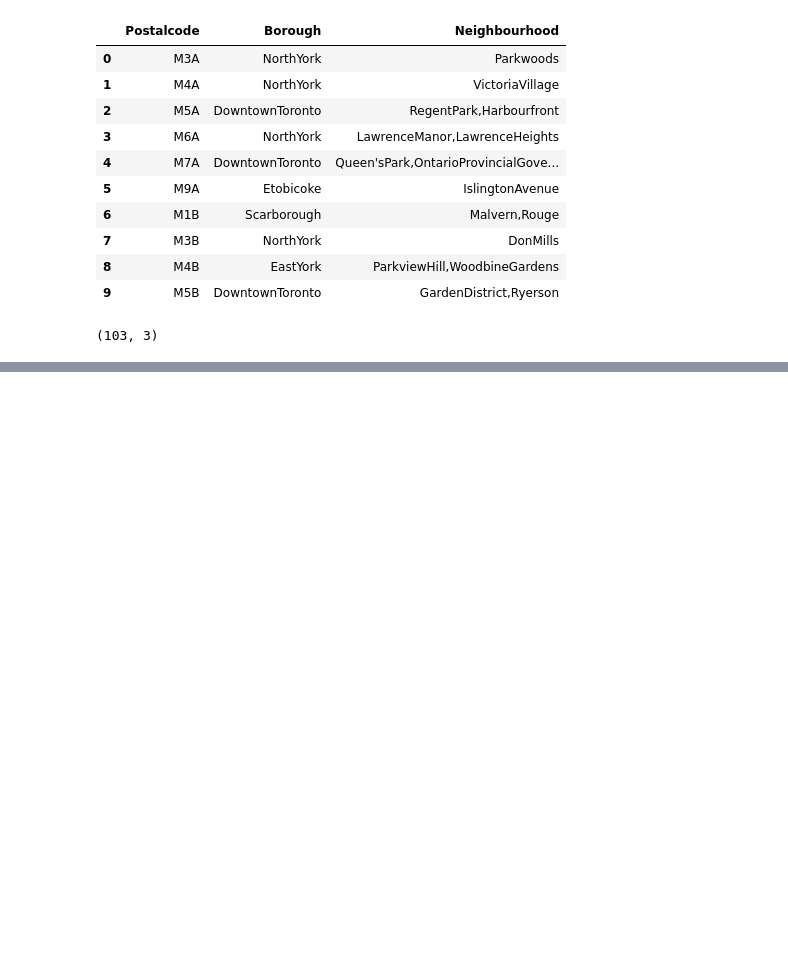
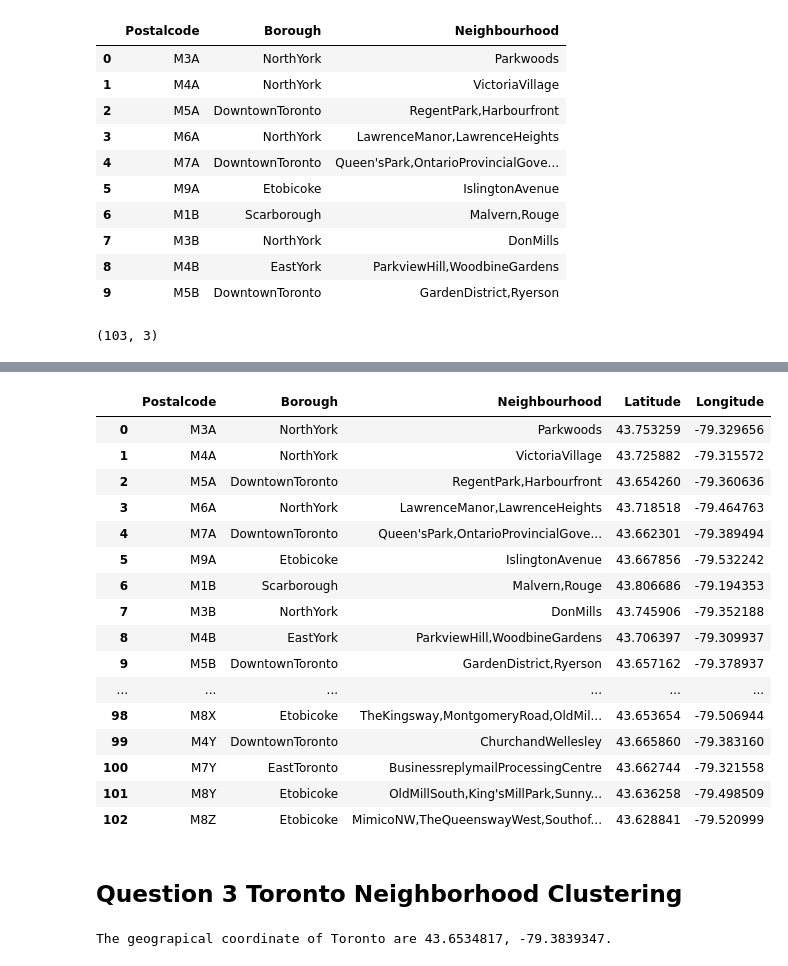
Before and after one commit to Embashosho/-Coursera_Capstone, a Jupyter notebook: Toronto project.ipynb, the cells around one changed output, grey strips where cells are left out. Drawn from its saved outputs; the diff is of its cells as text; code cells hidden in the pictures; blank space fills up the shorter version.

```diff
--- a/Toronto project.ipynb
+++ b/Toronto project.ipynb
@@ -194,0 +201,25 @@ dff.shape
+# %%
+
+import types
+import pandas as pd
+from botocore.client import Config
+import ibm_boto3
+
+def __iter__(self): return 0
+
+# @hidden_cell
+# The following code accesses a file in your IBM Cloud Object Storage. It includes your credentials.
+# You might want to remove those credentials before you share the notebook.
+client_0ec375c6e9f24767a5a83b89b0d652f0 = ibm_boto3.client(service_name='s3',
+    ibm_api_key_id='MTJelLZWyg2juS97tidoNkN82jOGH0RCOiEixSf52yrh',
+    ibm_auth_endpoint="https://iam.eu-gb.bluemix.net/oidc/token",
+    config=Config(signature_version='oauth'),
+    endpoint_url='https://s3.eu-geo.objectstorage.service.networklayer.com')
+
+body = client_0ec375c6e9f24767a5a83b89b0d652f0.get_object(Bucket='applieddatasciencecapstone-donotdelete-pr-tc3zwde4iyik7m',Key='Geospatial_Coordinates.csv')['Body']
+# add missing __iter__ method, so pandas accepts body as file-like object
+if not hasattr(body, "__iter__"): body.__iter__ = types.MethodType( __iter__, body )
+
+# If you are reading an Excel file into a pandas DataFrame, replace `read_csv` by `read_excel` in the next statement.
+df_data_0 = pd.read_csv(body)
+df_data_0.head()
@@ -194,0 +233,37 @@ dff.shape
+# %%
+df_data_0.columns=['Postalcode','Latitude','Longitude']
+# %%
+Toronto_df = pd.merge(dff,
+                 df_data_0[['Postalcode','Latitude', 'Longitude']],
+                 on='Postalcode')
+Toronto_df
+# %% [output]
+|  | Postalcode | Borough | Neighbourhood | Latitude | Longitude |
+| 0 | M3A | NorthYork | Parkwoods | 43.753259 | -79.329656 |
+| 1 | M4A | NorthYork | VictoriaVillage | 43.725882 | -79.315572 |
+| 2 | M5A | DowntownToronto | RegentPark,Harbourfront | 43.654260 | -79.360636 |
+| 3 | M6A | NorthYork | LawrenceManor,LawrenceHeights | 43.718518 | -79.464763 |
+| 4 | M7A | DowntownToronto | Queen'sPark,OntarioProvincialGove... | 43.662301 | -79.389494 |
+| 5 | M9A | Etobicoke | IslingtonAvenue | 43.667856 | -79.532242 |
+| 6 | M1B | Scarborough | Malvern,Rouge | 43.806686 | -79.194353 |
+| 7 | M3B | NorthYork | DonMills | 43.745906 | -79.352188 |
+| 8 | M4B | EastYork | ParkviewHill,WoodbineGardens | 43.706397 | -79.309937 |
+| 9 | M5B | DowntownToronto | GardenDistrict,Ryerson | 43.657162 | -79.378937 |
+| ... | ... | ... | ... | ... | ... |
+| 98 | M8X | Etobicoke | TheKingsway,MontgomeryRoad,OldMil... | 43.653654 | -79.506944 |
+| 99 | M4Y | DowntownToronto | ChurchandWellesley | 43.665860 | -79.383160 |
+| 100 | M7Y | EastToronto | BusinessreplymailProcessingCentre | 43.662744 | -79.321558 |
+| 101 | M8Y | Etobicoke | OldMillSouth,King'sMillPark,Sunny... | 43.636258 | -79.498509 |
+| 102 | M8Z | Etobicoke | MimicoNW,TheQueenswayWest,Southof... | 43.628841 | -79.520999 |
+# %% [markdown]
+## Question 3 Toronto Neighborhood Clustering
+# %%
+address = 'Toronto, ON'
+
+geolocator = Nominatim(user_agent="Toronto")
+location = geolocator.geocode(address)
+latitude_toronto = location.latitude
+longitude_toronto = location.longitude
+print('The geograpical coordinate of Toronto are {}, {}.'.format(latitude_toronto, longitude_toronto))
+# %% [output]
+The geograpical coordinate of Toronto are 43.6534817, -79.3839347.
```
Also changed, not shown: parts of 18 cells of this notebook.
